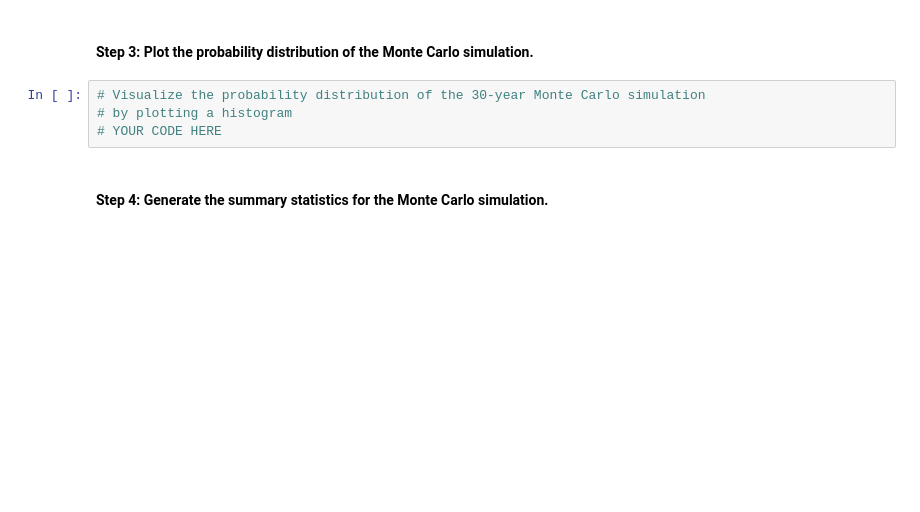
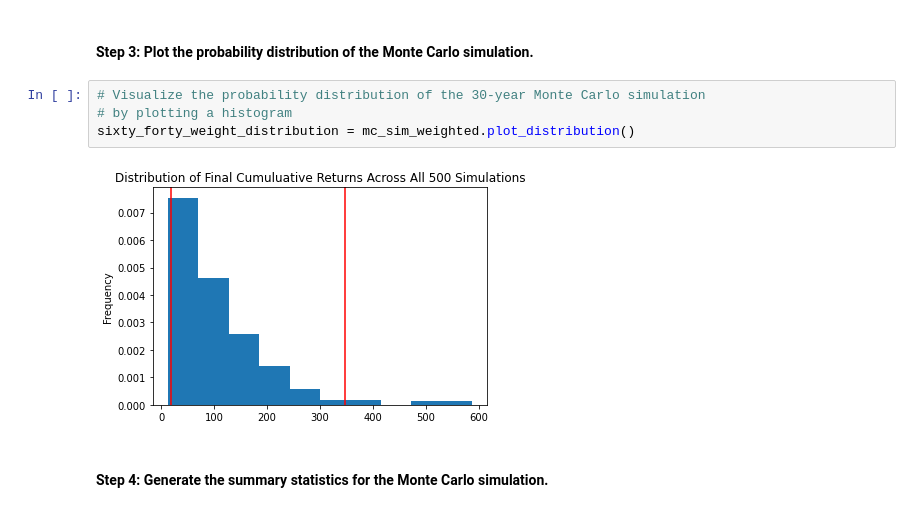
Before and after one commit to sububer/financial_planner, a Jupyter notebook: financial_planning_tools.ipynb, the cells around one changed output. Saved outputs shown, nothing was run; the diff lists cells and outputs as text; blank space fills up the shorter version.

```diff
--- a/financial_planning_tools.ipynb
+++ b/financial_planning_tools.ipynb
@@ -448,7 +525,9 @@ In this section, you’ll use the MCForecastTools library to create a Monte Carl
 # %%
 # Visualize the probability distribution of the 30-year Monte Carlo simulation
 # by plotting a histogram
-# YOUR CODE HERE
+sixty_forty_weight_distribution = mc_sim_weighted.plot_distribution()
+# %% [output]
+[figure, added]
 # %% [markdown]
 #### Step 4: Generate the summary statistics for the Monte Carlo simulation.
 # %%
```
Also changed, not shown: parts of 7 cells of this notebook, 2 other files.
